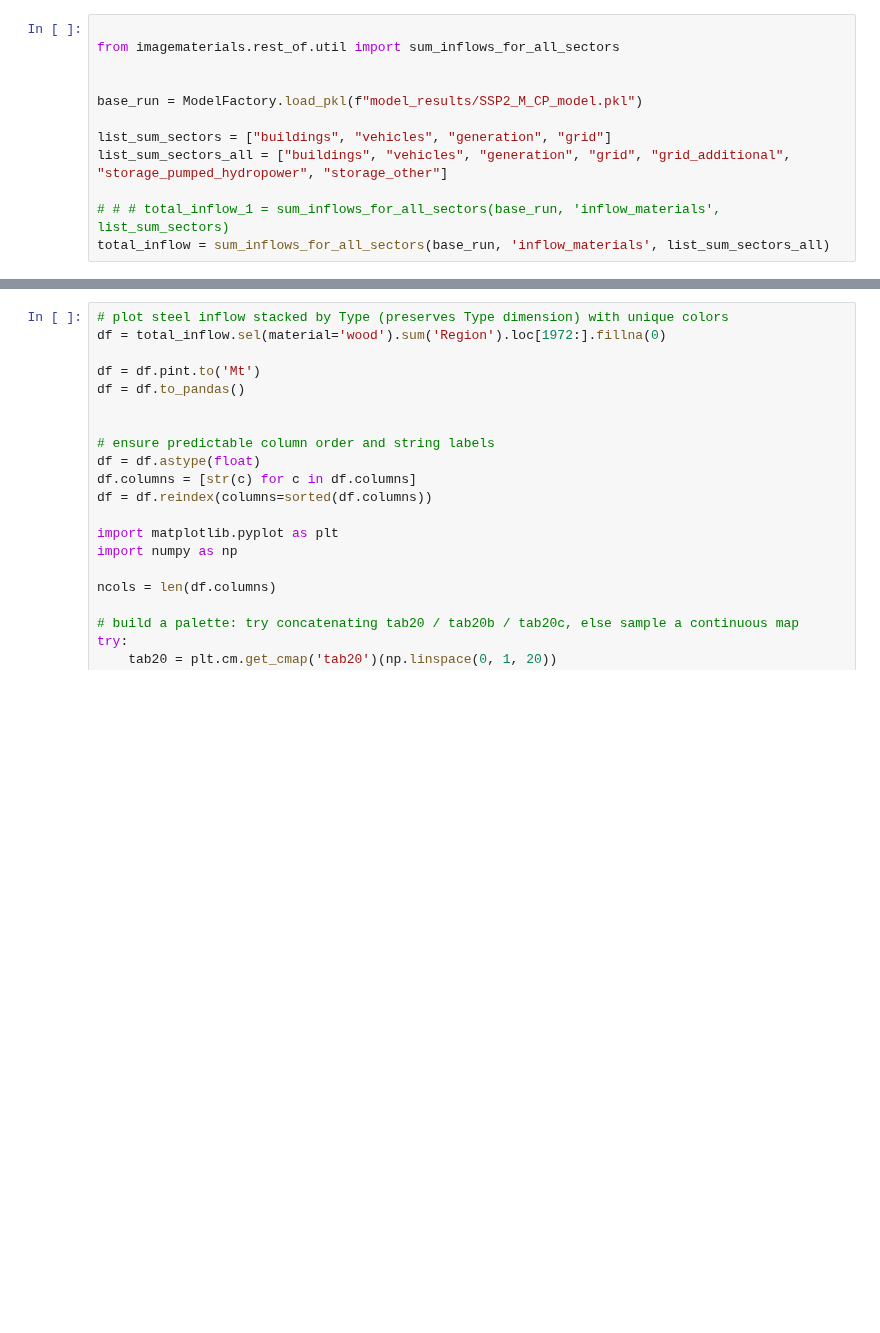
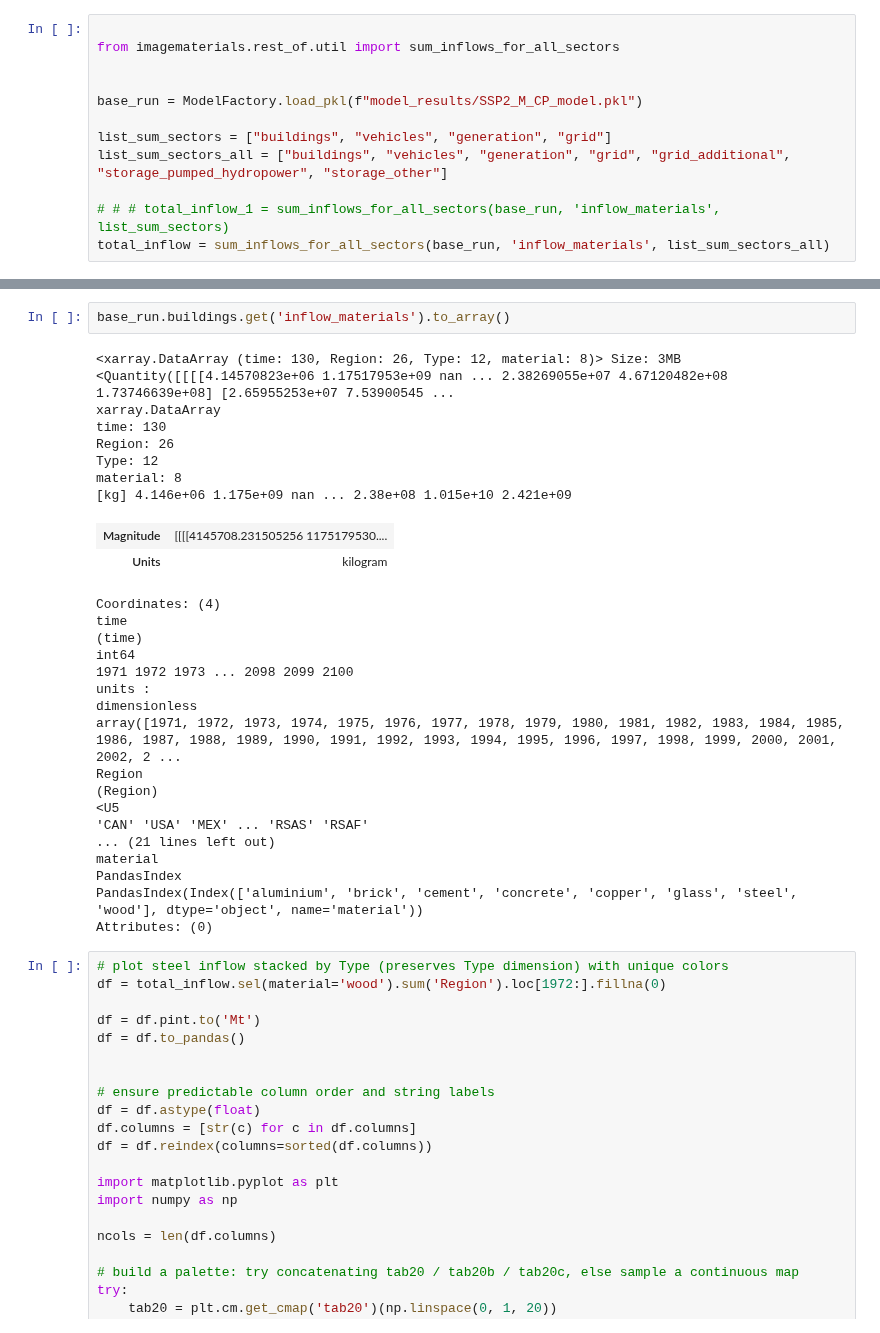
Before and after one commit to imagepbl/image-materials, a Jupyter notebook: examples/rest_of.ipynb, the cells around one changed output, grey strips where cells are left out. Cells and saved outputs as stored; diff of their text form; blank space fills up the shorter version.

Commit message:
rest of material intesities calulcations

```diff
--- a/examples/rest_of.ipynb
+++ b/examples/rest_of.ipynb
@@ -142,3 +156,32 @@ Materials saved successfully.
+# %%
+base_run.buildings.get('inflow_materials').to_array()
+# %% [output]
+<xarray.DataArray (time: 130, Region: 26, Type: 12, material: 8)> Size: 3MB <Quantity([[[[4.14570823e+06 1.17517953e+09 nan ... 2.38269055e+07 4.67120482e+08 1.73746639e+08] [2.65955253e+07 7.53900545 ...
+xarray.DataArray
+time: 130
+Region: 26
+Type: 12
+material: 8
+[kg] 4.146e+06 1.175e+09 nan ... 2.38e+08 1.015e+10 2.421e+09
+| Magnitude | [[[[4145708.231505256 1175179530.... |
+| Units | kilogram |
+Coordinates: (4)
+time
+(time)
+int64
+1971 1972 1973 ... 2098 2099 2100
+units :
+dimensionless
+array([1971, 1972, 1973, 1974, 1975, 1976, 1977, 1978, 1979, 1980, 1981, 1982, 1983, 1984, 1985, 1986, 1987, 1988, 1989, 1990, 1991, 1992, 1993, 1994, 1995, 1996, 1997, 1998, 1999, 2000, 2001, 2002, 2 ...
+Region
+(Region)
+<U5
+'CAN' 'USA' 'MEX' ... 'RSAS' 'RSAF'
+... (21 lines left out)
+material
+PandasIndex
+PandasIndex(Index(['aluminium', 'brick', 'cement', 'concrete', 'copper', 'glass', 'steel', 'wood'], dtype='object', name='material'))
+Attributes: (0)
 # %%
 # plot steel inflow stacked by Type (preserves Type dimension) with unique colors
 df = total_inflow.sel(material='wood').sum('Region').loc[1972:].fillna(0)
```
Also changed, not shown: parts of 2 cells of this notebook, 18 other files.
